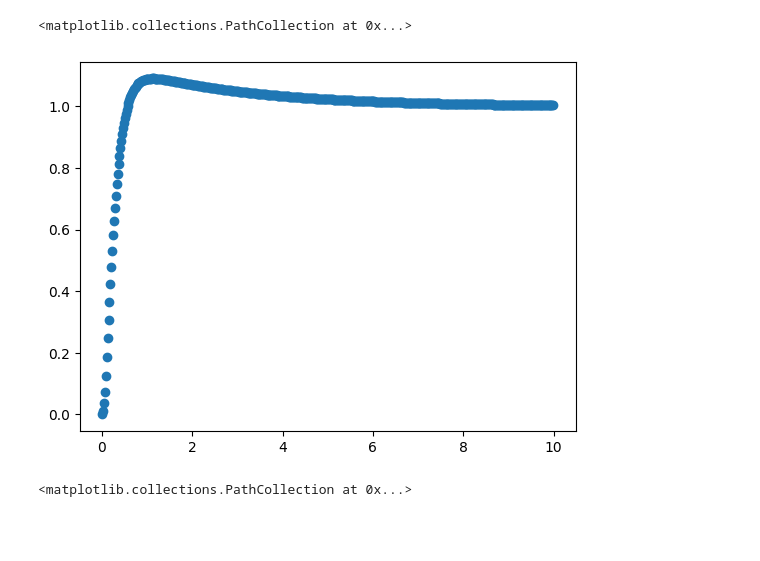
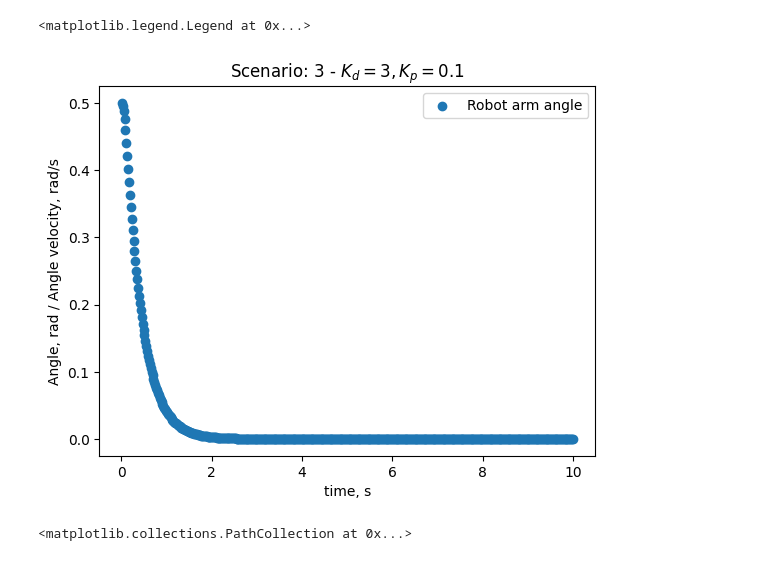
Before and after one commit to bundgaard1/POM_grp6, a Jupyter notebook: Robot_arm/senarios/vizualiser.ipynb, the cells around one changed output. Drawn from its saved outputs; the diff is of its cells as text; code cells hidden in the pictures; blank space fills up the shorter version.

```diff
--- a/Robot_arm/senarios/vizualiser.ipynb
+++ b/Robot_arm/senarios/vizualiser.ipynb
@@ -9,17 +9,21 @@ ctl_q_target = 3
 ctl_q = 4
 motor_tourqe = 5
 # %%
-Secnario = 1
-datafile = f"{Secnario}.txt"
+Scenario = 3
+datafile = f"{Scenario}.txt"
 
 input = np.loadtxt(datafile,dtype='f', delimiter=' ')
 
-plt.scatter(input[:,time], input[:,env_q], label="Robot arm _q")
-#plt.title(f"Scenario: {4} - $K_d = {2}, K_p = {0.}$")
-#plt.legend()
+
+plt.scatter(input[:,time], input[:,env_q], label="Robot arm angle")
+#plt.plot(input[:,time], input[:,env_q_vel], label="Robot arm angle velocity")
+plt.xlabel("time, s")
+plt.ylabel("Angle, rad / Angle velocity, rad/s")
+plt.title(f"Scenario: {Scenario} - $K_d = {3}, K_p = {0.1}$")
+plt.legend()
 # %% [output]
-<matplotlib.collections.PathCollection at 0x...>
+<matplotlib.legend.Legend at 0x...>
-[figure, old version]
+[figure, new version]
 # %%
 Secnario = 1
 datafile = f"{Secnario}.txt"
```
Also changed, not shown: 5 other files.
